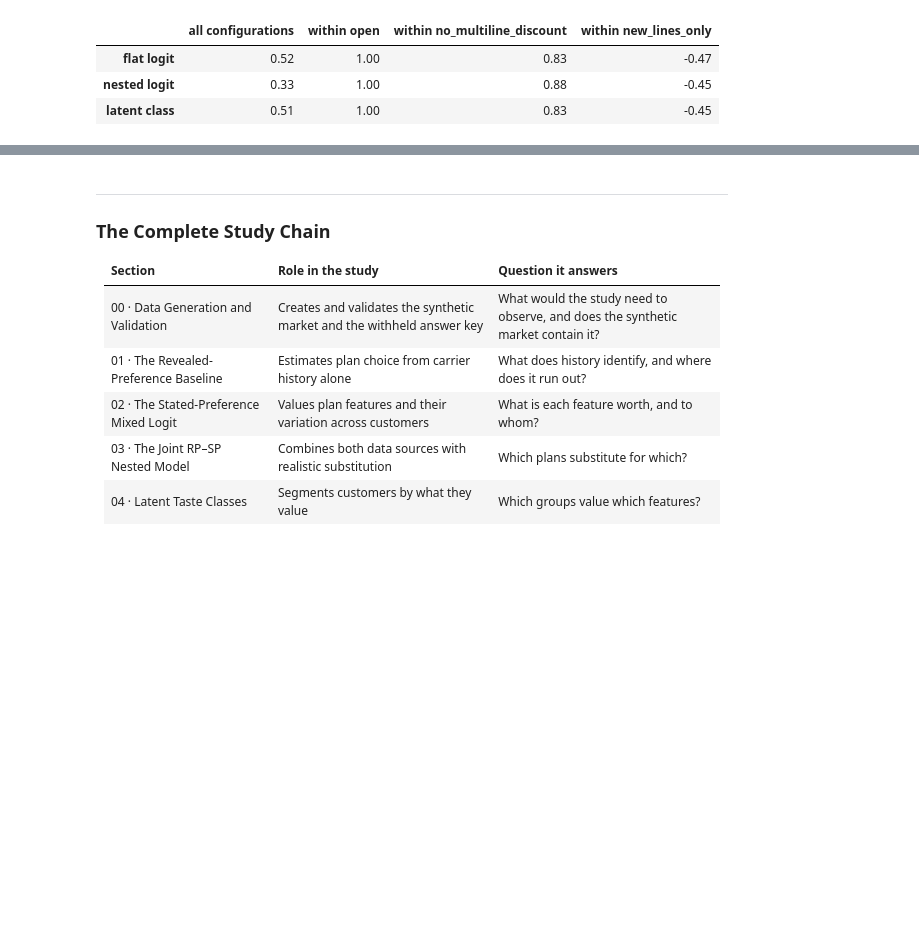
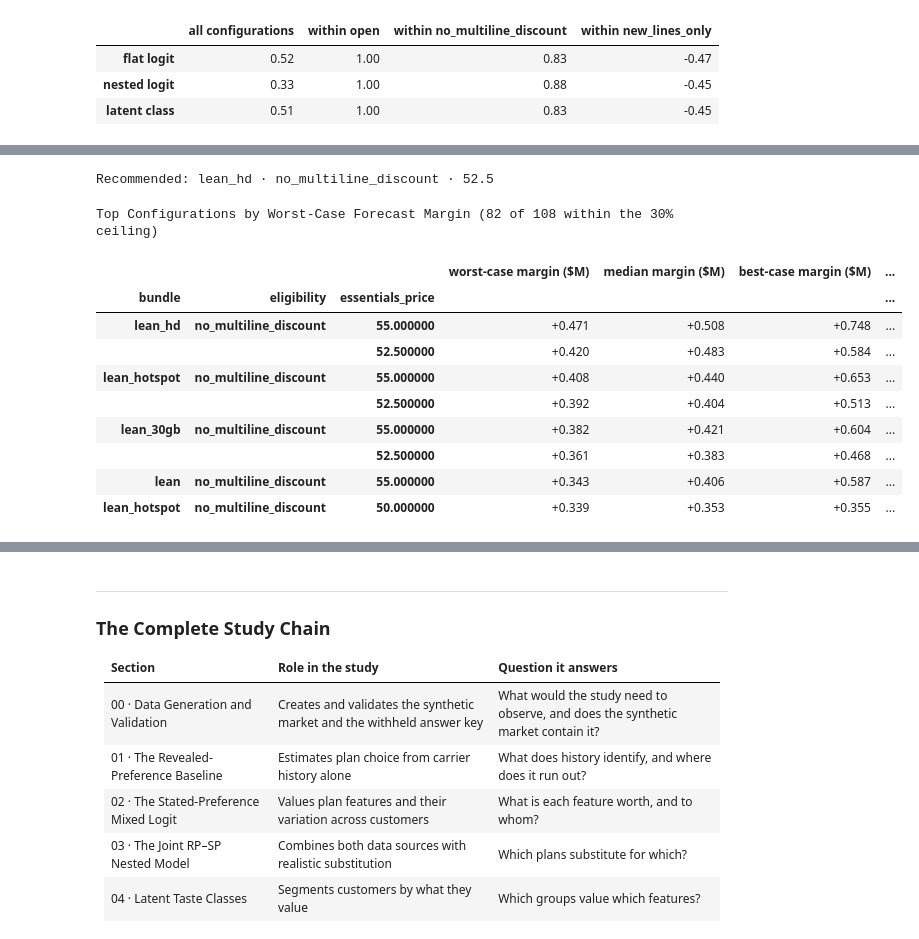
Before and after one commit to paforsey/data-science-portfolio, a Jupyter notebook: case-studies/rate-plan-cannibalization/02_launch_forecast.ipynb, the cells around one changed output, grey strips where cells are left out. Drawn from its saved outputs; the diff is of its cells as text; code cells hidden in the pictures; blank space fills up the shorter version.

```diff
--- a/case-studies/rate-plan-cannibalization/02_launch_forecast.ipynb
+++ b/case-studies/rate-plan-cannibalization/02_launch_forecast.ipynb
@@ -1489,0 +1490,37 @@ Rank Correlation between Forecast and True Net Margin
+# %%
+# Apply Robust Decision Rule
+HIGH_MARGIN_CEILING = 0.30
+
+forecast_margins = pd.DataFrame(forecast_margin)
+forecast_high_share = pd.DataFrame({m: forecast_volume[m][['premium', 'standard']].sum(axis = 1) / forecast_volume[m].sum(axis = 1) for m in MODELS})
+candidates = pd.DataFrame({
+    'worst-case margin ($M)': forecast_margins.min(axis = 1) / 1e6,
+    'median margin ($M)': forecast_margins.median(axis = 1) / 1e6,
+    'best-case margin ($M)': forecast_margins.max(axis = 1) / 1e6,
+    'median high-margin share': forecast_high_share.median(axis = 1),
+    'highest high-margin share': forecast_high_share.max(axis = 1),
+})
+candidates['within ceiling'] = candidates['median high-margin share'] <= HIGH_MARGIN_CEILING
+pool = candidates[candidates['within ceiling']] if candidates['within ceiling'].any() else candidates.nsmallest(10, 'median high-margin share')
+recommended = pool['worst-case margin ($M)'].idxmax()
+at_price_edge = recommended[2] in (ESSENTIALS_PRICES.min(), ESSENTIALS_PRICES.max())
+
+print(f"Recommended: {' · '.join(str(k) for k in recommended)}"
+      + (' (at the edge of the tested price range)' if at_price_edge else ''))
+display(candidates.sort_values('worst-case margin ($M)', ascending = False).head(8)
+        .style.format({'worst-case margin ($M)': '{:+.3f}', 'median margin ($M)': '{:+.3f}', 'best-case margin ($M)': '{:+.3f}',
+                       'median high-margin share': '{:.1%}', 'highest high-margin share': '{:.1%}'})
+        .set_caption(f'Top Configurations by Worst-Case Forecast Margin ({candidates["within ceiling"].sum()} of {len(candidates)} within the {HIGH_MARGIN_CEILING:.0%} ceiling)'))
+# %% [output]
+Recommended: lean_hd · no_multiline_discount · 52.5
+Top Configurations by Worst-Case Forecast Margin (82 of 108 within the 30% ceiling)
+|  |  |  | worst-case margin ($M) | median margin ($M) | best-case margin ($M) | ... |
+| bundle | eligibility | essentials_price |  |  |  | ... |
+| lean_hd | no_multiline_discount | 55.000000 | +0.471 | +0.508 | +0.748 | ... |
+|  |  | 52.500000 | +0.420 | +0.483 | +0.584 | ... |
+| lean_hotspot | no_multiline_discount | 55.000000 | +0.408 | +0.440 | +0.653 | ... |
+|  |  | 52.500000 | +0.392 | +0.404 | +0.513 | ... |
+| lean_30gb | no_multiline_discount | 55.000000 | +0.382 | +0.421 | +0.604 | ... |
+|  |  | 52.500000 | +0.361 | +0.383 | +0.468 | ... |
+| lean | no_multiline_discount | 55.000000 | +0.343 | +0.406 | +0.587 | ... |
+| lean_hotspot | no_multiline_discount | 50.000000 | +0.339 | +0.353 | +0.355 | ... |
```
Also changed, not shown: parts of 13 cells of this notebook.
